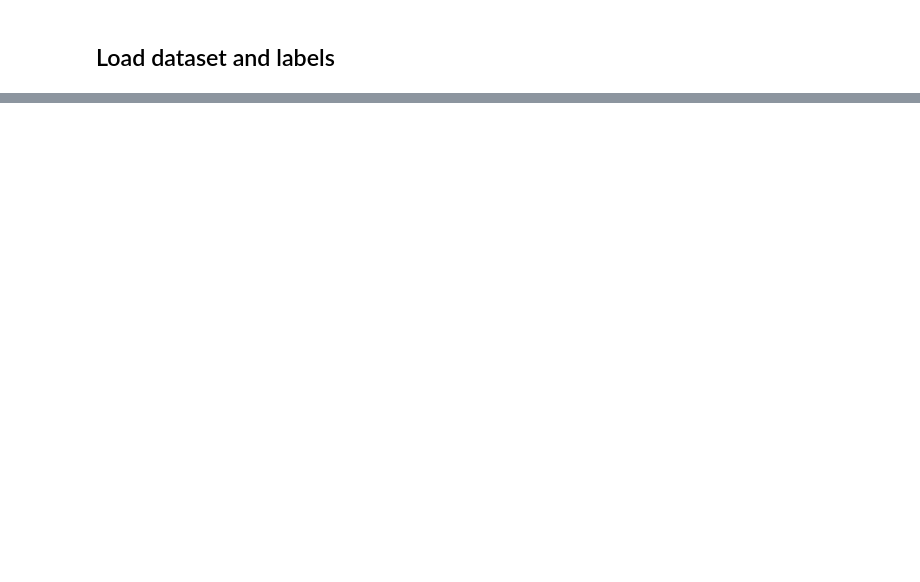
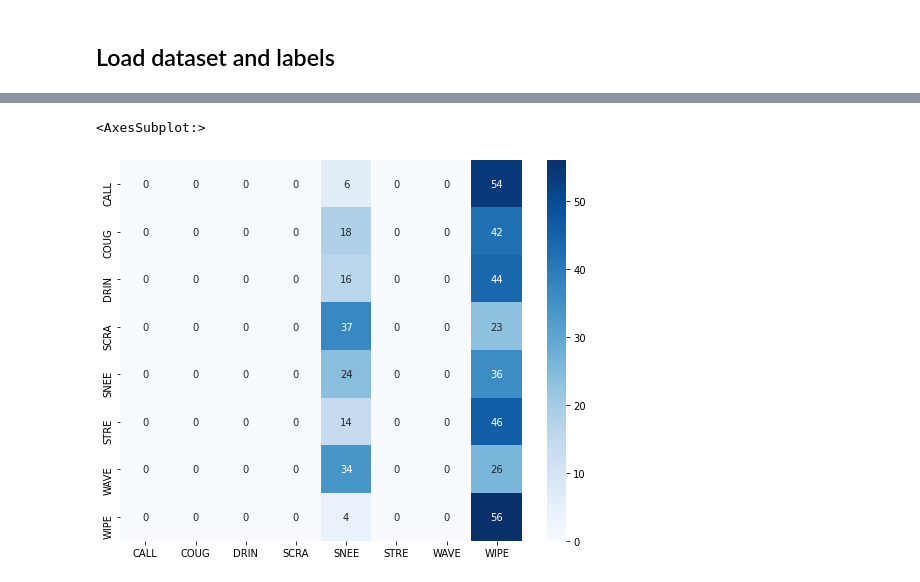
Before and after one commit to alanlou/cs231n-project, a Jupyter notebook: notebooks/train_cnn_lstm.ipynb, the cells around one changed output, grey strips where cells are left out. Cells and saved outputs as stored; diff of their text form; code cells hidden in the pictures; blank space fills up the shorter version.

```diff
--- a/notebooks/train_cnn_lstm.ipynb
+++ b/notebooks/train_cnn_lstm.ipynb
@@ -185,0 +532,28 @@ model.evaluate(test_data, test_labels)
+# %%
+test_preds = model_cnlst.predict_classes(test_data)
+
+mapping = {
+    'CALL': 0,
+    'COUG': 1,
+    'DRIN': 2,
+    'SCRA': 3,
+    'SNEE': 4,
+    'STRE': 5,
+    'WAVE': 6,
+    'WIPE': 7,
+}
+test_true = [mapping[x] for x in test_actions]
+# %%
+import seaborn as sn
+import pandas as pd
+import matplotlib.pyplot as plt
+import sklearn.metrics as metrics
+
+confusion_matrix = metrics.confusion_matrix(y_true=test_true, y_pred=test_preds)
+df_cm = pd.DataFrame(confusion_matrix, index = mapping.keys(),
+                  columns = mapping.keys())
+plt.figure(figsize = (9,7))
+sn.heatmap(df_cm, annot=True, cmap="Blues")
+# %% [output]
+<AxesSubplot:>
+[figure, added]
```
Also changed, not shown: parts of 86 cells of this notebook, 4 other files.
